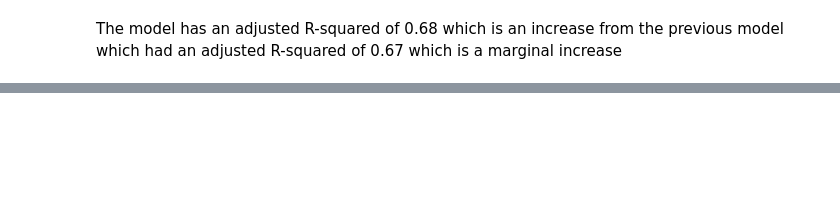
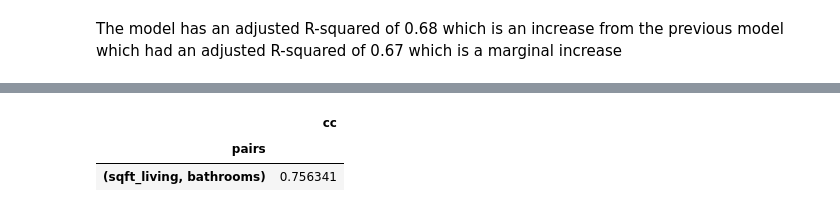
Before and after one commit to AdnanK1/phase-2, a Jupyter notebook: index.ipynb, the cells around one changed output, grey strips where cells are left out. Saved outputs shown, nothing was run; the diff lists cells and outputs as text; code cells hidden in the pictures; blank space fills up the shorter version.

```diff
--- a/index.ipynb
+++ b/index.ipynb
@@ -229,0 +232,19 @@ The model has an adjusted R-squared of 0.68 which is an increase from the previo
+# %%
+df = new_X.corr().abs().stack().reset_index().sort_values(0, ascending=False)
+
+# zip the variable name columns (Which were only named level_0 and level_1 by default) in a new column named "pairs"
+df['pairs'] = list(zip(df.level_0, df.level_1))
+
+# set index to pairs
+df.set_index(['pairs'], inplace = True)
+
+#d rop level columns
+df.drop(columns=['level_1', 'level_0'], inplace = True)
+
+# Rename a specific column
+df = df.rename(columns={0: 'cc'})
+
+# drop duplicates.
+df.drop_duplicates(inplace=True)
+
+df
@@ -229,0 +266,6 @@ The model has an adjusted R-squared of 0.68 which is an increase from the previo
+# %%
+df[(df.cc>.75) & (df.cc <1)]
+# %% [output]
+|  | cc |
+| pairs |  |
+| (sqft_living, bathrooms) | 0.756341 |
```
Also changed, not shown: parts of 8 cells of this notebook.
